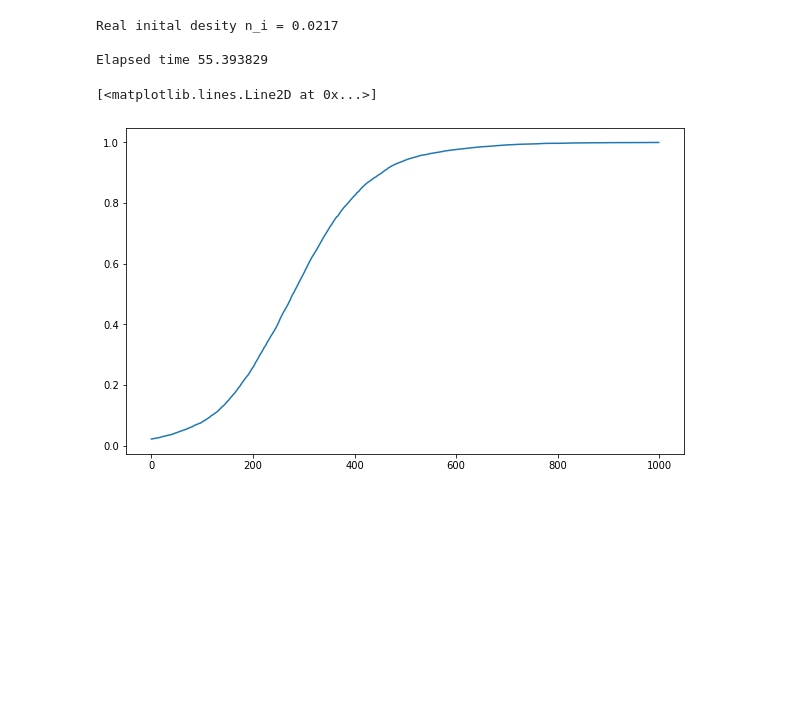
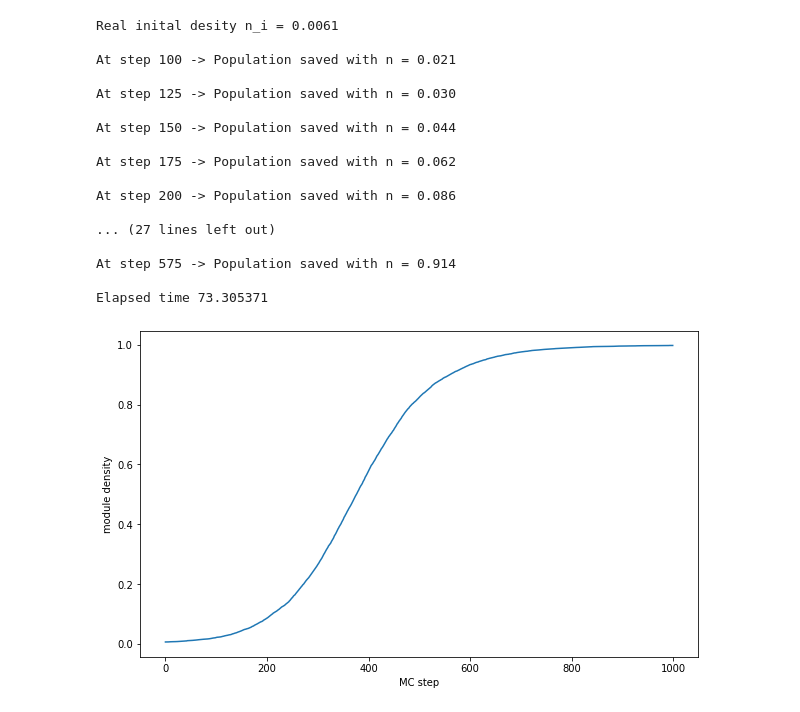
Before and after one commit to damhoe/pv-master, a Jupyter notebook: test_probability_distribution.ipynb, the cells around one changed output. Drawn from its saved outputs; the diff is of its cells as text; code cells hidden in the pictures; blank space fills up the shorter version.

```diff
--- a/test_probability_distribution.ipynb
+++ b/test_probability_distribution.ipynb
@@ -254,7 +0,0 @@ for r in rs:
-# %%
-from numpy import loadtxt
-
-# load data
-state = loadtxt("distribution.txt", dtype="float64", delimiter=",")
-N = state.shape[0]
-L = 20
@@ -430,7 +133,7 @@ L = 20
 N = 10000
 
 # initial panel density
-n0 = 0.02
+n0 = 0.005
 
 seed(0)
 
@@ -448,38 +151,67 @@ def density(state): # state: boolean 1-D array
 n_real = density(state)
 
 print("Real inital desity n_i = %.4f\n" % n_real)
 
 exp_all_dist = exp(-all_dist)
 
 def mc_step(locs, state):
     #
     # iterate over all locations
     # and update with weight exp(-d_r)
 
     rnds = rand(N) * N
 
     for i, panel in enumerate(state):
         if not panel:
             p = dot(exp_all_dist[i], state)
             state[i] = p > rnds[i]
 
+# save some populations and densities
+# for visualizing and further analysis
+densities = []
+populations = []
+
+#----------------
+# run simulation
+#----------------
 n_steps = 1000
-densities = []
-
 tStart = time()
 
-for _ in range(n_steps):
+for step in range(n_steps):
     mc_step(locs, state)
-    densities.append(density(state))
+    n = density(state)
+    densities.append(n)
+
+    if step >= 100 and step < 600 \
+        and step % 25 == 0:
+            # print information
+            print("At step %d -> Population saved with n = %.3f\n" % (step, n))
+            populations.append(Population(state, locs, n, mDist=all_dist))
 
 elapsed = time() - tStart
 print("Elapsed time %f" % elapsed)
 
 fig = plt.figure(figsize=(10, 6))
 plt.plot(densities)
+plt.xlabel('MC step')
+plt.ylabel('module density')
+plt.show()
 # %% [output]
-Real inital desity n_i = 0.0217
+Real inital desity n_i = 0.0061
 
-Elapsed time 55.393829
+At step 100 -> Population saved with n = 0.021
+
+At step 125 -> Population saved with n = 0.030
+
+At step 150 -> Population saved with n = 0.044
+
+At step 175 -> Population saved with n = 0.062
+
+At step 200 -> Population saved with n = 0.086
+
+... (27 lines left out)
+
+At step 575 -> Population saved with n = 0.914
+
+Elapsed time 73.305371
-[<matplotlib.lines.Line2D at 0x...>]
-[figure, old version]
+[figure, new version]
```
Also changed, not shown: parts of 14 cells of this notebook, 1 other file.
